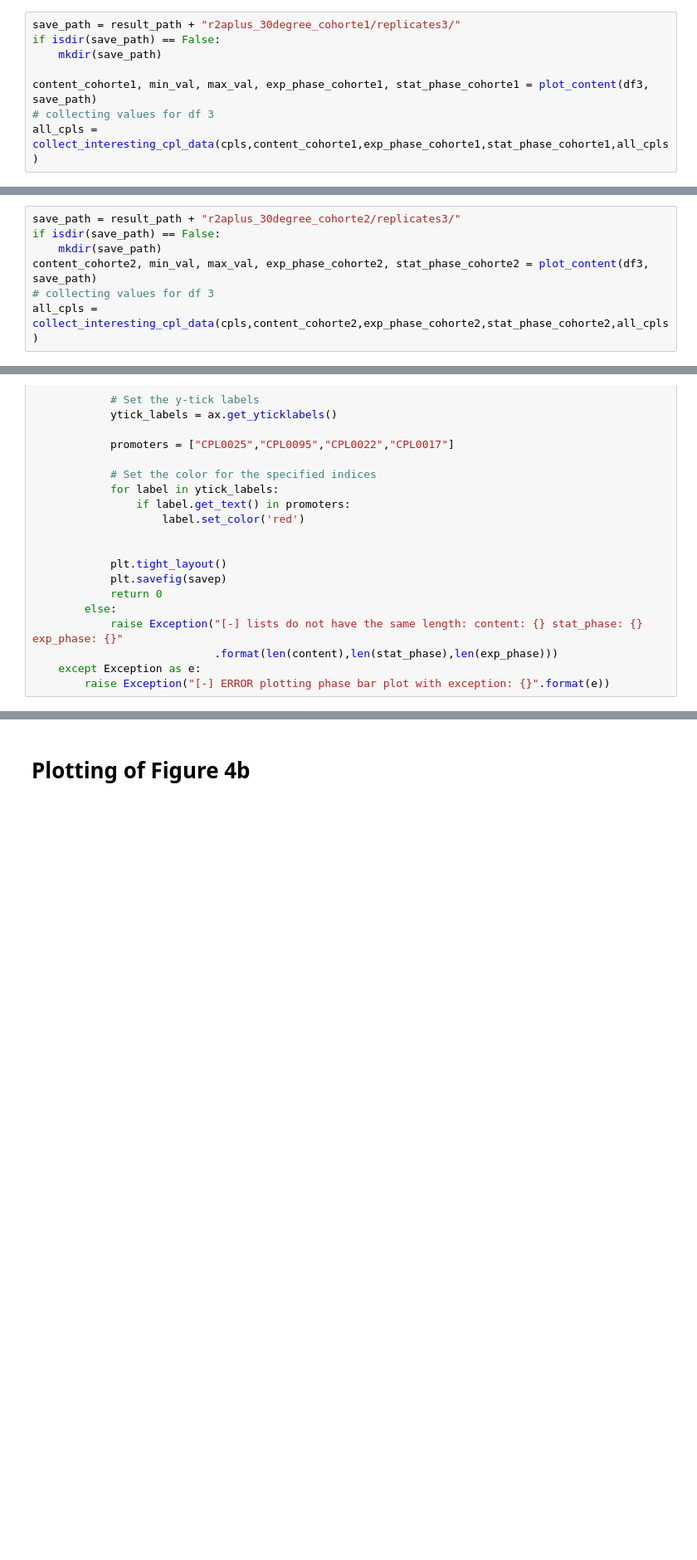
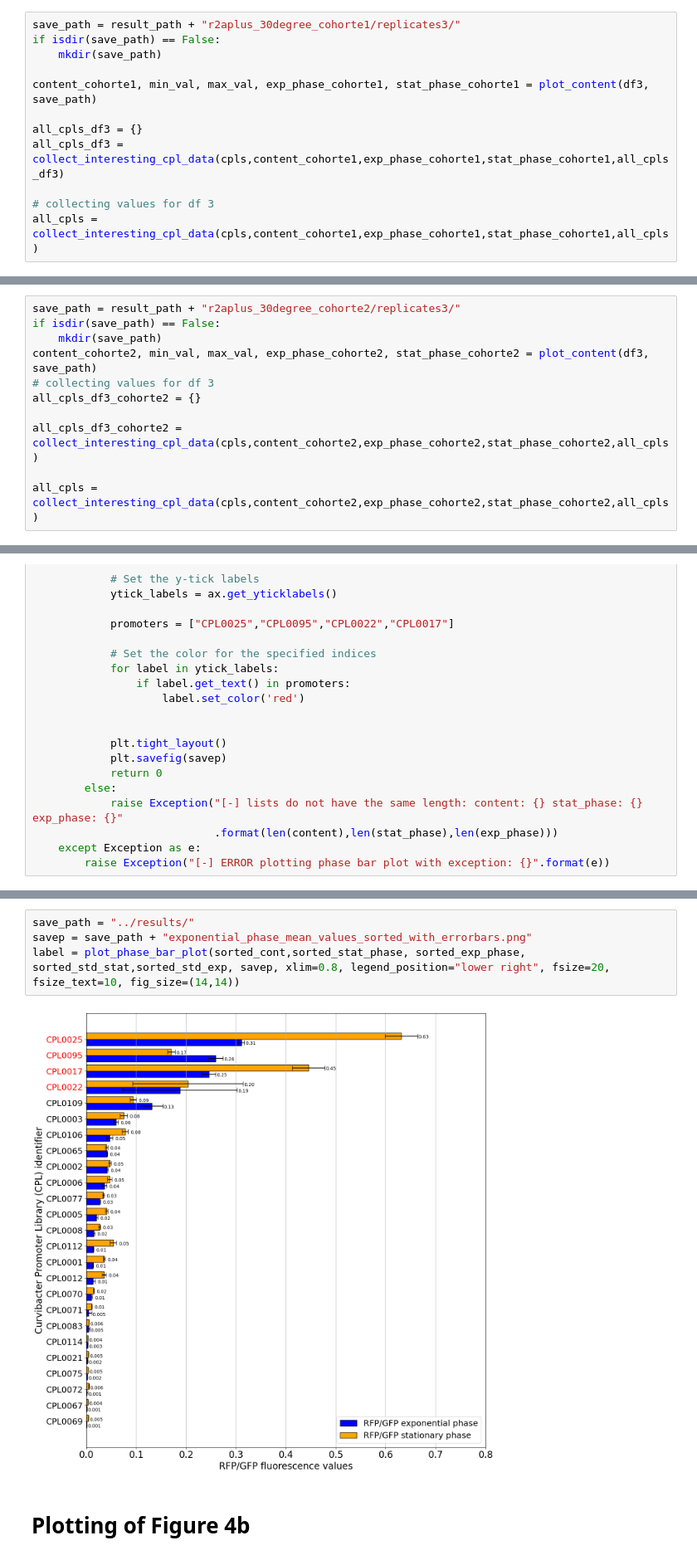
Before and after one commit to Kanomble/curvibacter_promotor_studies, a Jupyter notebook: scripts/promotor_project_curvibacter.ipynb, the cells around one changed output, grey strips where cells are left out. Shown at 83% size. Cells and saved outputs as stored; diff of their text form; blank space fills up the shorter version.

```diff
--- a/scripts/promotor_project_curvibacter.ipynb
+++ b/scripts/promotor_project_curvibacter.ipynb
@@ -937,5 +1119,9 @@ if isdir(save_path) == False:
     mkdir(save_path)
 
 content_cohorte1, min_val, max_val, exp_phase_cohorte1, stat_phase_cohorte1 = plot_content(df3, save_path)
+
+all_cpls_df3 = {}
+all_cpls_df3 = collect_interesting_cpl_data(cpls,content_cohorte1,exp_phase_cohorte1,stat_phase_cohorte1,all_cpls_df3)
+
 # collecting values for df 3
 all_cpls = collect_interesting_cpl_data(cpls,content_cohorte1,exp_phase_cohorte1,stat_phase_cohorte1,all_cpls)
@@ -973,4 +1236,8 @@ if isdir(save_path) == False:
     mkdir(save_path)
 content_cohorte2, min_val, max_val, exp_phase_cohorte2, stat_phase_cohorte2 = plot_content(df3, save_path)
 # collecting values for df 3
+all_cpls_df3_cohorte2 = {}
+
+all_cpls_df3_cohorte2 = collect_interesting_cpl_data(cpls,content_cohorte2,exp_phase_cohorte2,stat_phase_cohorte2,all_cpls)
+
 all_cpls = collect_interesting_cpl_data(cpls,content_cohorte2,exp_phase_cohorte2,stat_phase_cohorte2,all_cpls)
@@ -1174,2 +1691,8 @@ label = plot_phase_bar_plot(sorted_cont,sorted_stat_phase, sorted_exp_phase, sav
+# %%
+save_path = "../results/"
+savep = save_path + "exponential_phase_mean_values_sorted_with_errorbars.png"
+label = plot_phase_bar_plot(sorted_cont,sorted_stat_phase, sorted_exp_phase, sorted_std_stat,sorted_std_exp, savep, xlim=0.8, legend_position="lower right", fsize=20, fsize_text=10, fig_size=(14,14))
+# %% [output]
+[figure, added]
 # %% [markdown]
 # Plotting of Figure 4b
```
Also changed, not shown: parts of 54 cells of this notebook.
